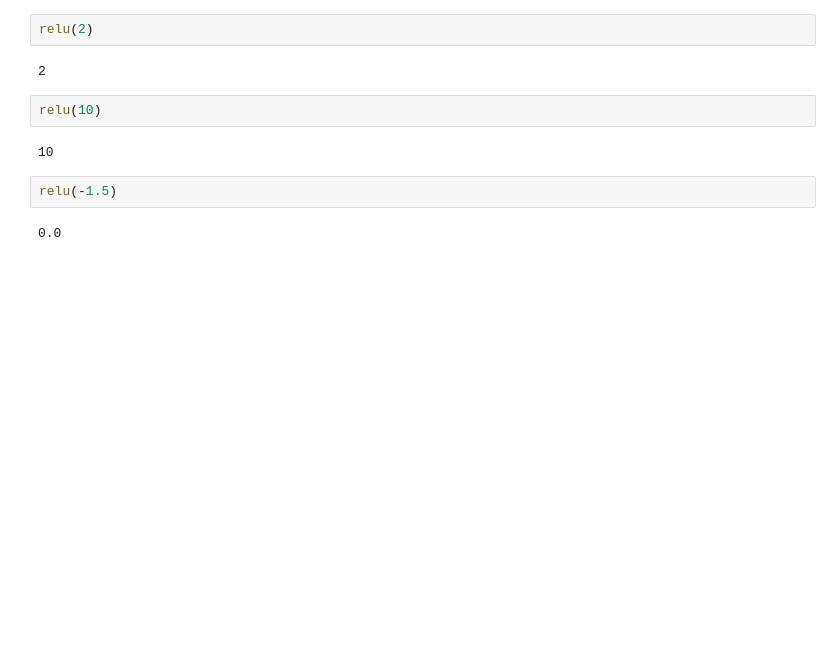
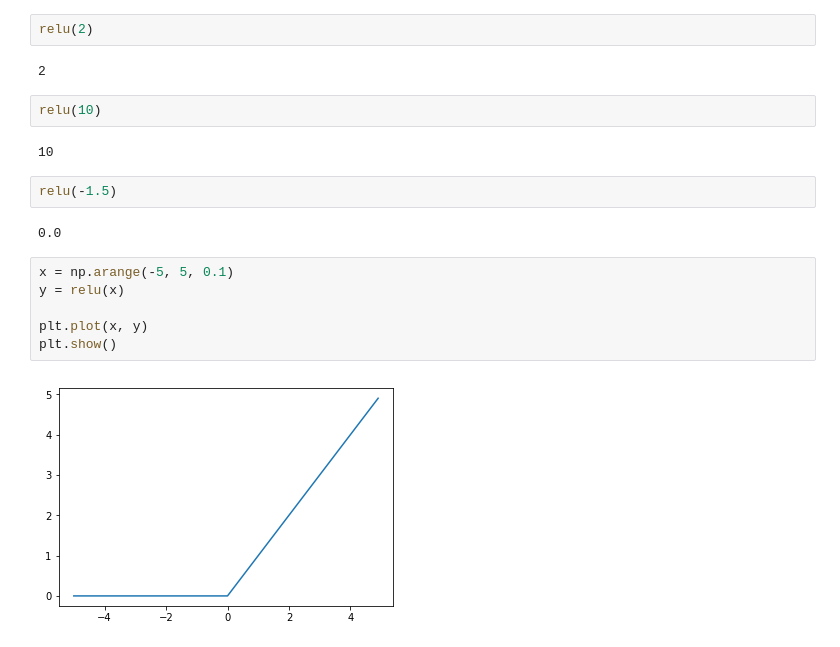
Before and after one commit to takaiwai/deep-learning-for-art-and-design, a Jupyter notebook: 08_3_activation_functions.ipynb, the cells around one changed output. Saved outputs shown, nothing was run; the diff lists cells and outputs as text; blank space fills up the shorter version.

```diff
--- a/08_3_activation_functions.ipynb
+++ b/08_3_activation_functions.ipynb
@@ -129,3 +129,11 @@ relu(10)
 relu(-1.5)
 # %% [output]
 0.0
+# %%
+x = np.arange(-5, 5, 0.1)
+y = relu(x)
+
+plt.plot(x, y)
+plt.show()
+# %% [output]
+[figure, added]
```
Also changed, not shown: parts of 6 cells of this notebook.
